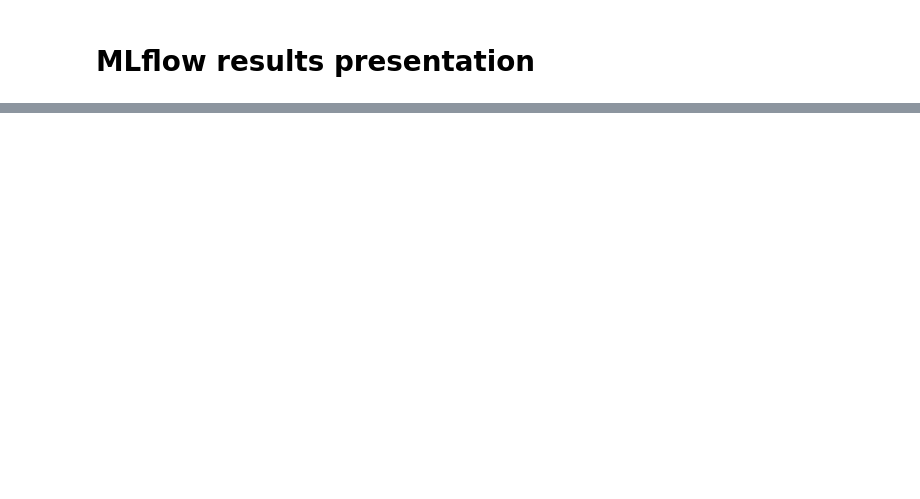
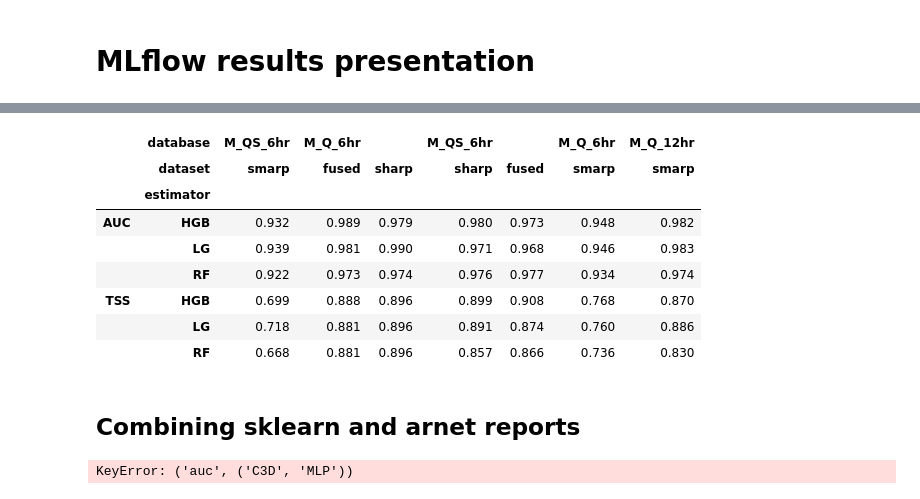
Before and after one commit to ZeyuSun/flare-prediction-smarp, a Jupyter notebook: notebooks/mlflow_results.ipynb, the cells around one changed output, grey strips where cells are left out. Saved outputs shown, nothing was run; the diff lists cells and outputs as text; code cells hidden in the pictures; blank space fills up the shorter version.

```diff
--- a/notebooks/mlflow_results.ipynb
+++ b/notebooks/mlflow_results.ipynb
@@ -219,0 +203,36 @@ NameError: name 'cfg' is not defined
+# %%
+def cosmetic_change(runs):
+
+    # Cosmetic changes:
+    extract_hours = lambda s: s.str.split('_').str[2].str.replace('hr', '').astype(int)
+
+    # df_latex = (df
+    #     .rename(columns=lambda k: k.split('.')[1])
+    #     .set_index(['database_name', 'dataset_name', 'estimator_name'])
+    #     .unstack(-1).T
+    # )
+
+    # arnet
+    df = (runs
+        #.dropna()
+        #.rename(columns=lambda k: columns[k])
+        .set_index(['database', 'dataset', 'estimator'])
+        .unstack(-1).T
+        .sort_values('database', axis=1, key=extract_hours)
+        .round(3)
+    )
+
+    return df
+
+def style_change(df):
+    df_style = (df
+            .style
+            .background_gradient(axis=None)#, vmin=0.7)
+            .set_precision(3))
+    return df_style
+# %%
+experiment_name = 'leaderboard1'
+runs_dict = {}
+runs_dict['sklearn'] = retrieve_runs(experiment_name, 'sklearn_balanced', 'sklearn')
+runs_dict['arnet'] = retrieve_runs(experiment_name, 'arnet_balanced', 'arnet')
+runs_dict['sklearn']
@@ -219,0 +253,4 @@ NameError: name 'cfg' is not defined
+# %%
+dfs = {}
+dfs['sklearn'] = cosmetic_change(runs_dict['sklearn'])
+dfs['arnet'] = cosmetic_change(runs_dict['arnet'])
@@ -219,0 +287,22 @@ NameError: name 'cfg' is not defined
+# %%
+style_change(dfs['sklearn'])
+# %% [output]
+|  | database | M_QS_6hr | M_Q_6hr |  | M_QS_6hr |  | M_Q_6hr | M_Q_12hr |
+|  | dataset | smarp | fused | sharp | sharp | fused | smarp | smarp |
+|  | estimator |  |  |  |  |  |  |  |
+| AUC | HGB | 0.932 | 0.989 | 0.979 | 0.980 | 0.973 | 0.948 | 0.982 |
+|  | LG | 0.939 | 0.981 | 0.990 | 0.971 | 0.968 | 0.946 | 0.983 |
+|  | RF | 0.922 | 0.973 | 0.974 | 0.976 | 0.977 | 0.934 | 0.974 |
+| TSS | HGB | 0.699 | 0.888 | 0.896 | 0.899 | 0.908 | 0.768 | 0.870 |
+|  | LG | 0.718 | 0.881 | 0.896 | 0.891 | 0.874 | 0.760 | 0.886 |
+|  | RF | 0.668 | 0.881 | 0.896 | 0.857 | 0.866 | 0.736 | 0.830 |
+# %% [markdown]
+## Combining sklearn and arnet reports
+# %%
+runs_comb = pd.concat(runs_dict.values())
+df_comb = cosmetic_change(runs_comb)
+df_comb = df_comb[('auc', ('C3D', 'MLP'))]
+
+style_change(df_comb)
+# %% [output]
+KeyError: ('auc', ('C3D', 'MLP'))
```
Also changed, not shown: parts of 25 cells of this notebook, 2 other files.
